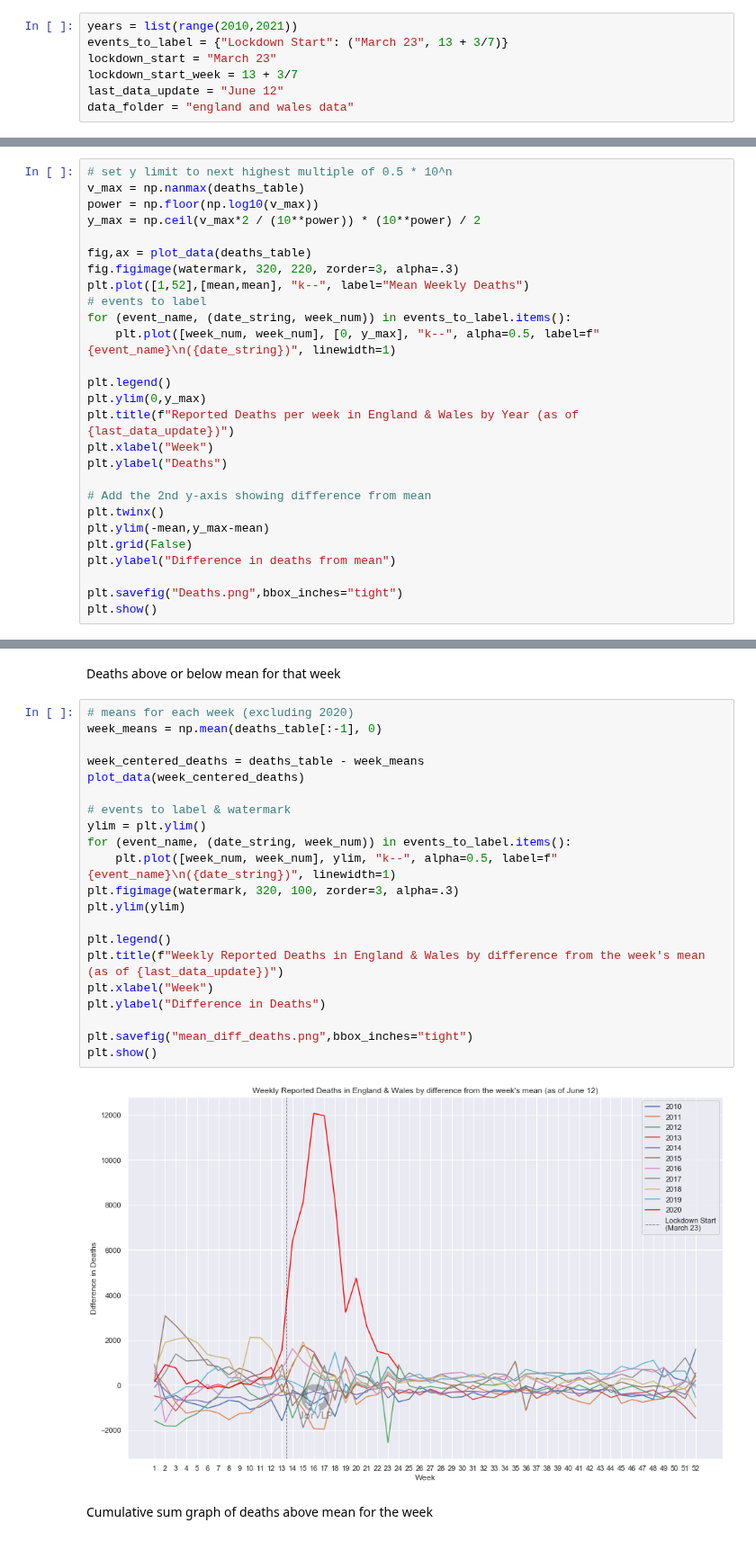
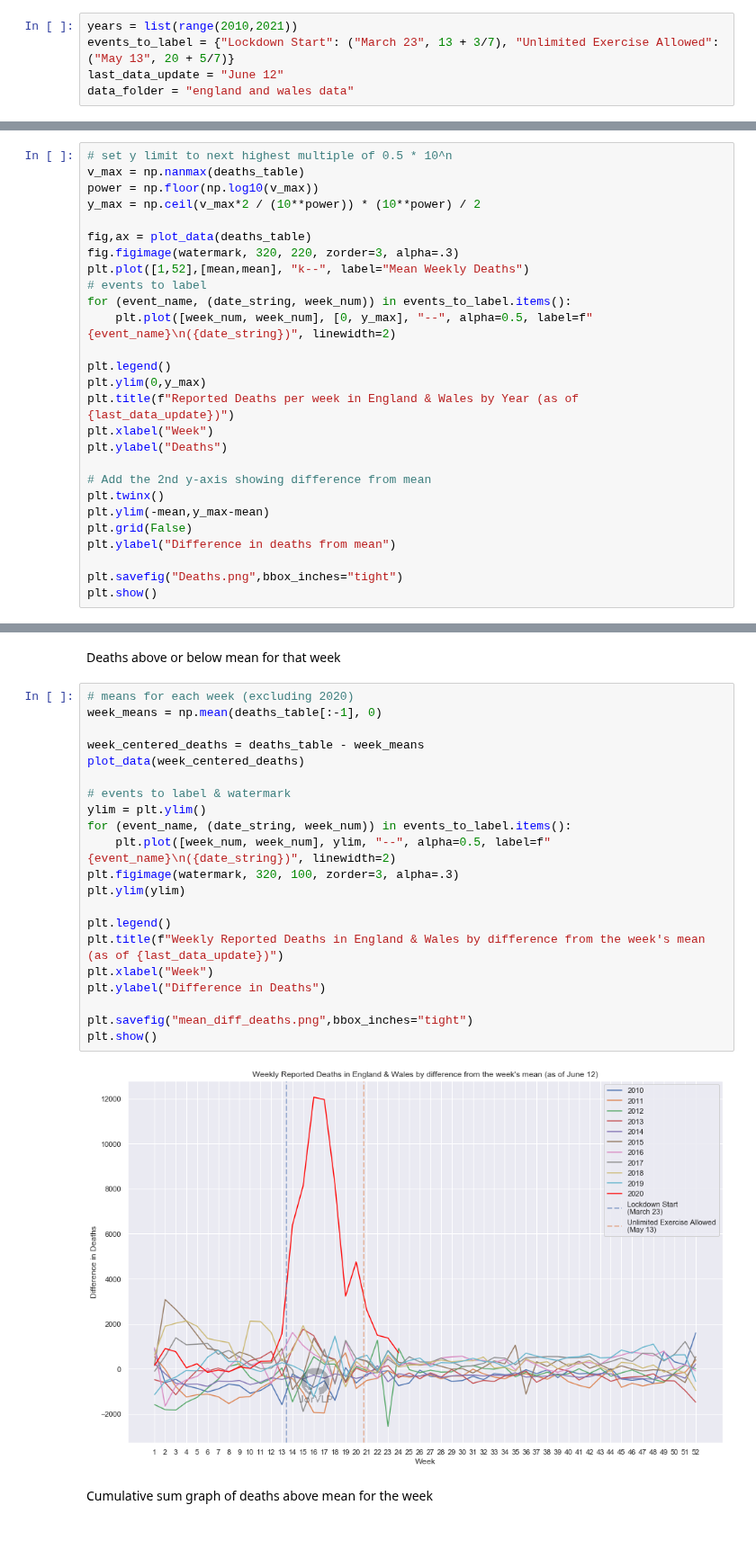
Before and after one commit to JorVLP/2020-Mortality-Analysis, a Jupyter notebook: deathsdata.ipynb, the cells around one changed output, grey strips where cells are left out. Shown at 90% size. Cells and saved outputs as stored; diff of their text form.

Commit message:
Finish refactor and add lockdown easing

```diff
--- a/deathsdata.ipynb
+++ b/deathsdata.ipynb
@@ -12,9 +12,7 @@ sns.set()
 ## England and Wales
 # %%
 years = list(range(2010,2021))
-events_to_label = {"Lockdown Start": ("March 23", 13 + 3/7)}
-lockdown_start = "March 23"
-lockdown_start_week = 13 + 3/7
+events_to_label = {"Lockdown Start": ("March 23", 13 + 3/7), "Unlimited Exercise Allowed": ("May 13", 20 + 5/7)}
 last_data_update = "June 12"
 data_folder = "england and wales data"
 # %%
@@ -64,7 +64,7 @@ fig.figimage(watermark, 320, 220, zorder=3, alpha=.3)
 plt.plot([1,52],[mean,mean], "k--", label="Mean Weekly Deaths")
 # events to label
 for (event_name, (date_string, week_num)) in events_to_label.items():
-    plt.plot([week_num, week_num], [0, y_max], "k--", alpha=0.5, label=f"{event_name}\n({date_string})", linewidth=1)
+    plt.plot([week_num, week_num], [0, y_max], "--", alpha=0.5, label=f"{event_name}\n({date_string})", linewidth=2)
 
 plt.legend()
 plt.ylim(0,y_max)
@@ -87,26 +87,26 @@ Deaths above or below mean for that week
 # %%
 # means for each week (excluding 2020)
 week_means = np.mean(deaths_table[:-1], 0)
 
 week_centered_deaths = deaths_table - week_means
 plot_data(week_centered_deaths)
 
 # events to label & watermark
 ylim = plt.ylim()
 for (event_name, (date_string, week_num)) in events_to_label.items():
-    plt.plot([week_num, week_num], ylim, "k--", alpha=0.5, label=f"{event_name}\n({date_string})", linewidth=1)
+    plt.plot([week_num, week_num], ylim, "--", alpha=0.5, label=f"{event_name}\n({date_string})", linewidth=2)
 plt.figimage(watermark, 320, 100, zorder=3, alpha=.3)
 plt.ylim(ylim)
 
 plt.legend()
 plt.title(f"Weekly Reported Deaths in England & Wales by difference from the week's mean (as of {last_data_update})")
 plt.xlabel("Week")
 plt.ylabel("Difference in Deaths")
 
 plt.savefig("mean_diff_deaths.png",bbox_inches="tight")
 plt.show()
 # %% [output]
-[figure, old version]
+[figure, new version]
 # %% [markdown]
 Cumulative sum graph of deaths above mean for the week
 # %%
```
Also changed, not shown: parts of 3 cells of this notebook, 3 other files.
